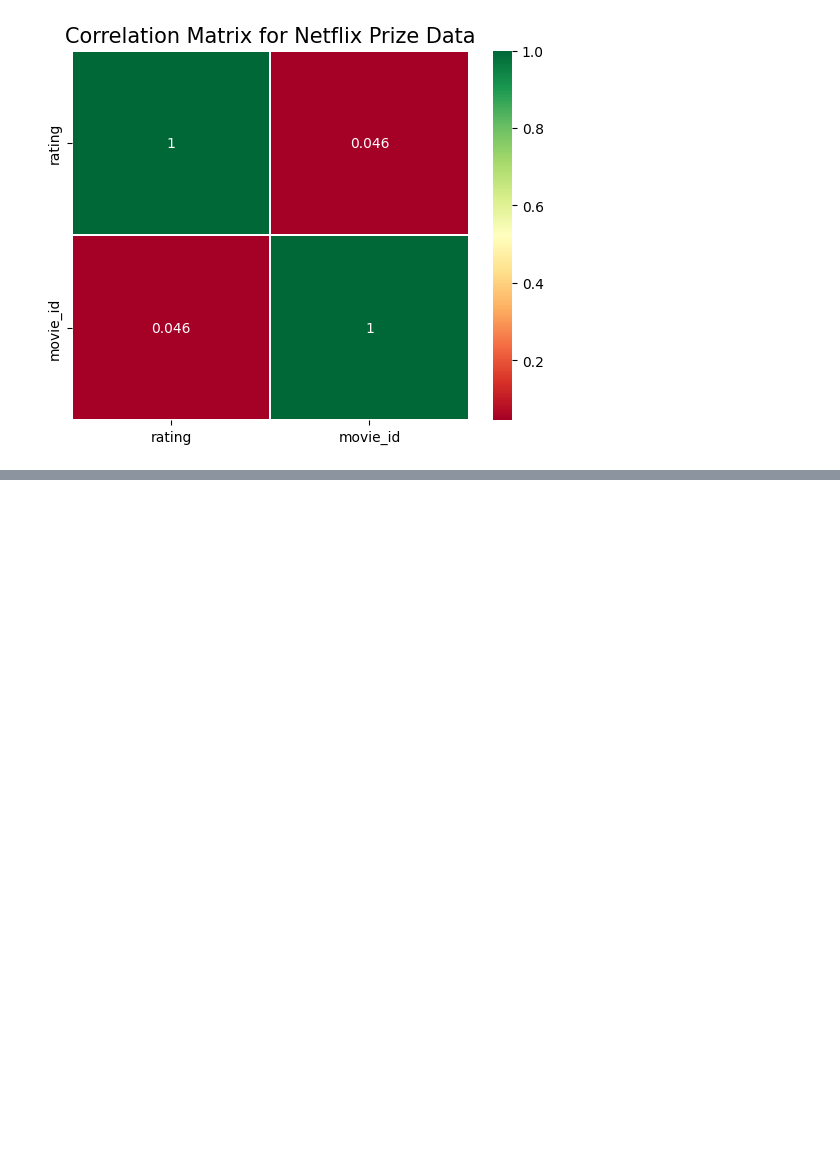
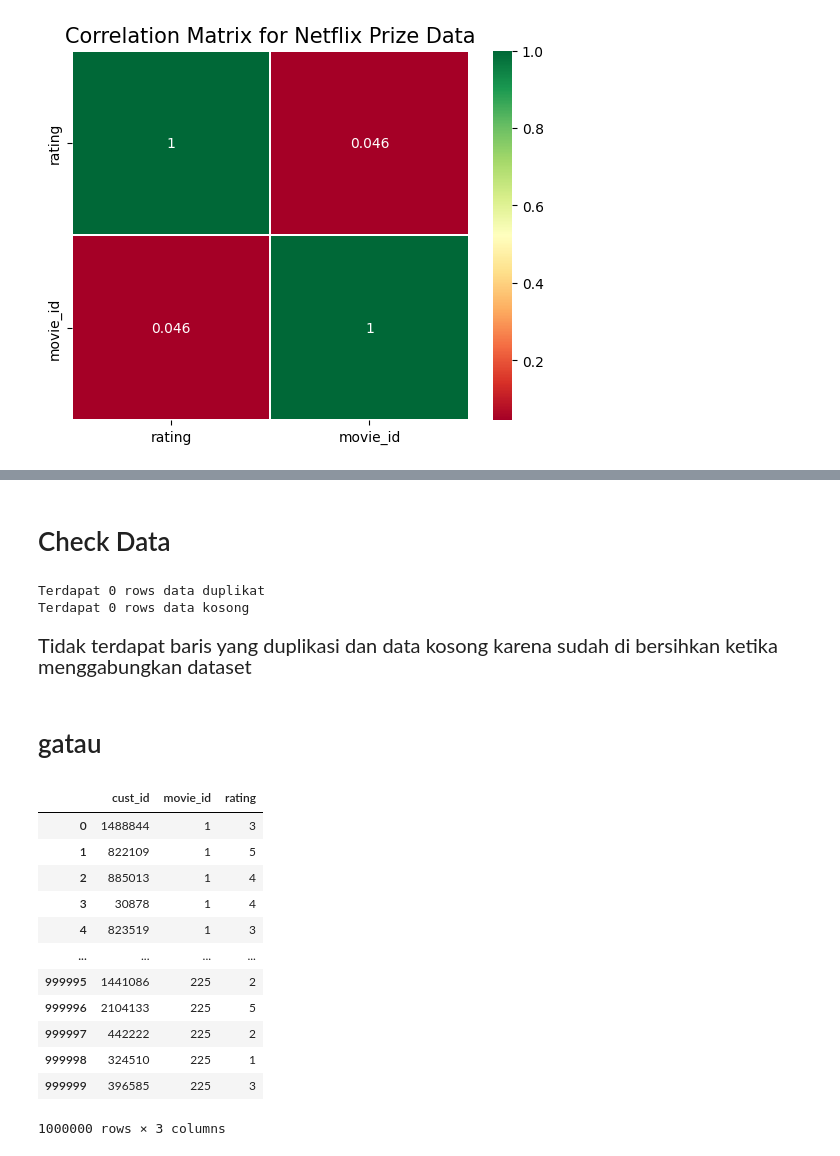
Before and after one commit to StefannusChristian/Netflix-Price-Analysis, a Jupyter notebook: IBDA3111_StefannusChristian_202000138_ReduksiDimensi.ipynb, the cells around one changed output, grey strips where cells are left out. Saved outputs shown, nothing was run; the diff lists cells and outputs as text; code cells hidden in the pictures; blank space fills up the shorter version.

```diff
--- a/IBDA3111_StefannusChristian_202000138_ReduksiDimensi.ipynb
+++ b/IBDA3111_StefannusChristian_202000138_ReduksiDimensi.ipynb
@@ -190,0 +204,31 @@ plotScatterMatrix(data, 6, 15)
+# %% [markdown]
+# Check Data
+# %%
+duplicate_data = data.duplicated().sum()
+null_data = data.isnull().sum().sum()
+print(f'Terdapat {duplicate_data} rows data duplikat')
+print(f'Terdapat {null_data} rows data kosong')
+# %% [output]
+Terdapat 0 rows data duplikat
+Terdapat 0 rows data kosong
+# %% [markdown]
+<p style="font-size:20px">Tidak terdapat baris yang duplikasi dan data kosong karena sudah di bersihkan ketika menggabungkan dataset</p>
+# %% [markdown]
+# gatau
+# %%
+ratings = data[['cust_id','movie_id','rating']]
+ratings
+# %% [output]
+|  | cust_id | movie_id | rating |
+| 0 | 1488844 | 1 | 3 |
+| 1 | 822109 | 1 | 5 |
+| 2 | 885013 | 1 | 4 |
+| 3 | 30878 | 1 | 4 |
+| 4 | 823519 | 1 | 3 |
+| ... | ... | ... | ... |
+| 999995 | 1441086 | 225 | 2 |
+| 999996 | 2104133 | 225 | 5 |
+| 999997 | 442222 | 225 | 2 |
+| 999998 | 324510 | 225 | 1 |
+| 999999 | 396585 | 225 | 3 |
+1000000 rows × 3 columns
```
Also changed, not shown: parts of 15 cells of this notebook, 1 other file.
